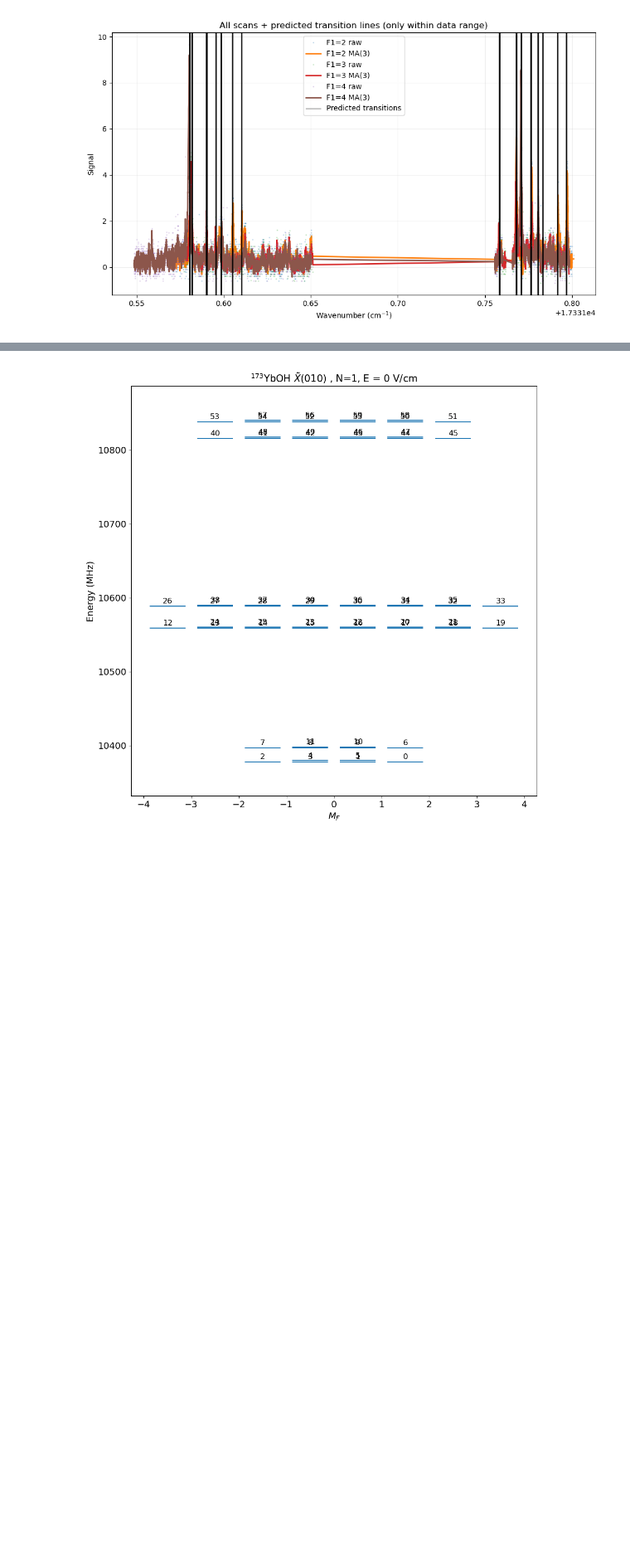
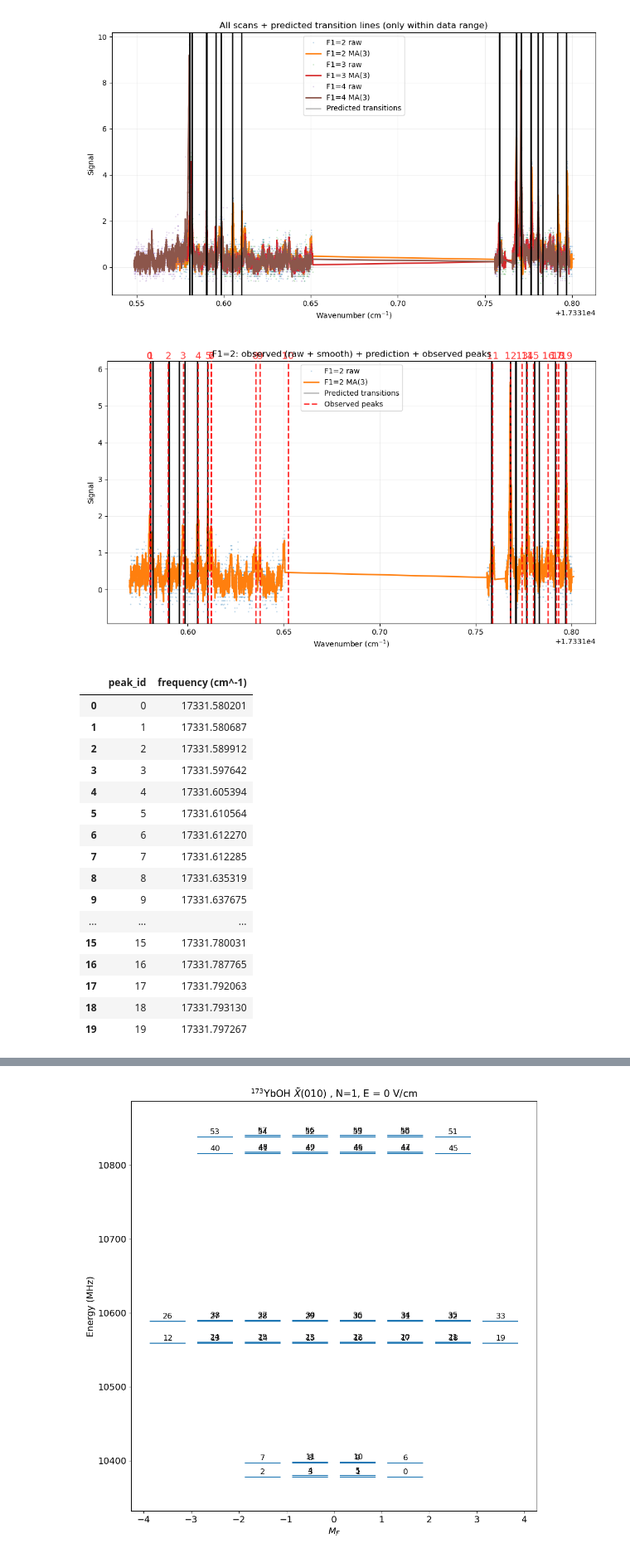
Before and after one commit to YuikiTakahashi/Molecule_spectrum_prediction, a Jupyter notebook: 173_prediction_Feb2026.ipynb, the cells around one changed output, grey strips where cells are left out. Shown at 83% size. Cells and saved outputs as stored; diff of their text form; code cells hidden in the pictures; blank space fills up the shorter version.

```diff
--- a/173_prediction_Feb2026.ipynb
+++ b/173_prediction_Feb2026.ipynb
@@ -2392,6 +2395,10 @@ def plot_all_scans_with_predictions(
     legend_ncol=1,
     fig_size=(10, 6),
     hover_predicted=True,
+    observed_peaks=None,
+    observed_peaks_color="red",
+    observed_peaks_alpha=0.8,
+    observed_peaks_linestyle="--",
 ):
     df = pd.read_csv(csv_path)
 
@@ -2458,6 +2465,20 @@ def plot_all_scans_with_predictions(
     else:
         print("No predicted transitions fall within the data frequency range.")
 
+    # Overlay observed peaks if provided
+    if observed_peaks is not None:
+        obs = np.atleast_1d(np.asarray(observed_peaks, dtype=float)).flatten()
+        obs_valid = obs[np.isfinite(obs)]
+        if obs_valid.size > 0:
+            ymin, ymax = ax.get_ylim()
+            for i, f in enumerate(obs_valid):
+                ax.axvline(f, color=observed_peaks_color, alpha=observed_peaks_alpha,
+                           linestyle=observed_peaks_linestyle, linewidth=2, zorder=5)
+                ax.text(f, ymax, str(i), ha='center', va='bottom', fontsize=13, rotation=0,
+                        color=observed_peaks_color, alpha=observed_peaks_alpha)
+            ax.plot([], [], color=observed_peaks_color, alpha=observed_peaks_alpha,
+                    linestyle=observed_peaks_linestyle, linewidth=2, label="Observed peaks")
+
     # Hover tool for predicted lines with quantum numbers
     if hover_predicted and MPLCURSORS_AVAILABLE and pred_lines and pred_rows is not None:
         cursor = mplcursors.cursor(pred_lines, hover=True)
@@ -2519,3 +2540,53 @@ plot_all_scans_with_predictions(
 [figure]
 Total allowed transitions: 312
 [figure]
+# %%
+F1_number = 'F1=2'
+observed_peaks = np.loadtxt('peaks_filtered_' + str(F1_number) + '.txt')
+
+# Same plot as cell 33 but filtered to F1_number and with observed peaks overlaid
+_pred_df = transitions_df if "transitions_df" in globals() else None
+plot_all_scans_with_predictions(
+    "all_scans_sorted.csv",
+    transitions_df=_pred_df,
+    unit_hint="auto",
+    window=3,
+    only_pumping=[F1_number],
+    plot_raw=True,
+    alpha_raw=0.2,
+    marker_size=2,
+    line_color="black",
+    line_alpha=0.6,
+    line_width=1.0,
+    title=f"{F1_number}: observed (raw + smooth) + prediction + observed peaks",
+    hover_predicted=True,
+    observed_peaks=observed_peaks,
+    observed_peaks_color="red",
+    observed_peaks_alpha=0.8,
+    observed_peaks_linestyle="--",
+)
+
+# Table of peak ID and frequency
+obs_flat = np.atleast_1d(np.asarray(observed_peaks, dtype=float)).flatten()
+obs_valid = obs_flat[np.isfinite(obs_flat)]
+observed_peaks_df = pd.DataFrame({"peak_id": np.arange(len(obs_valid)), "frequency (cm^-1)": obs_valid})
+display(observed_peaks_df)
+# %% [output]
+[figure, added]
+|  | peak_id | frequency (cm^-1) |
+| 0 | 0 | 17331.580201 |
+| 1 | 1 | 17331.580687 |
+| 2 | 2 | 17331.589912 |
+| 3 | 3 | 17331.597642 |
+| 4 | 4 | 17331.605394 |
+| 5 | 5 | 17331.610564 |
+| 6 | 6 | 17331.612270 |
+| 7 | 7 | 17331.612285 |
+| 8 | 8 | 17331.635319 |
+| 9 | 9 | 17331.637675 |
+| ... | ... | ... |
+| 15 | 15 | 17331.780031 |
+| 16 | 16 | 17331.787765 |
+| 17 | 17 | 17331.792063 |
+| 18 | 18 | 17331.793130 |
+| 19 | 19 | 17331.797267 |
```
Also changed, not shown: parts of 4 cells of this notebook, 5 other files.
